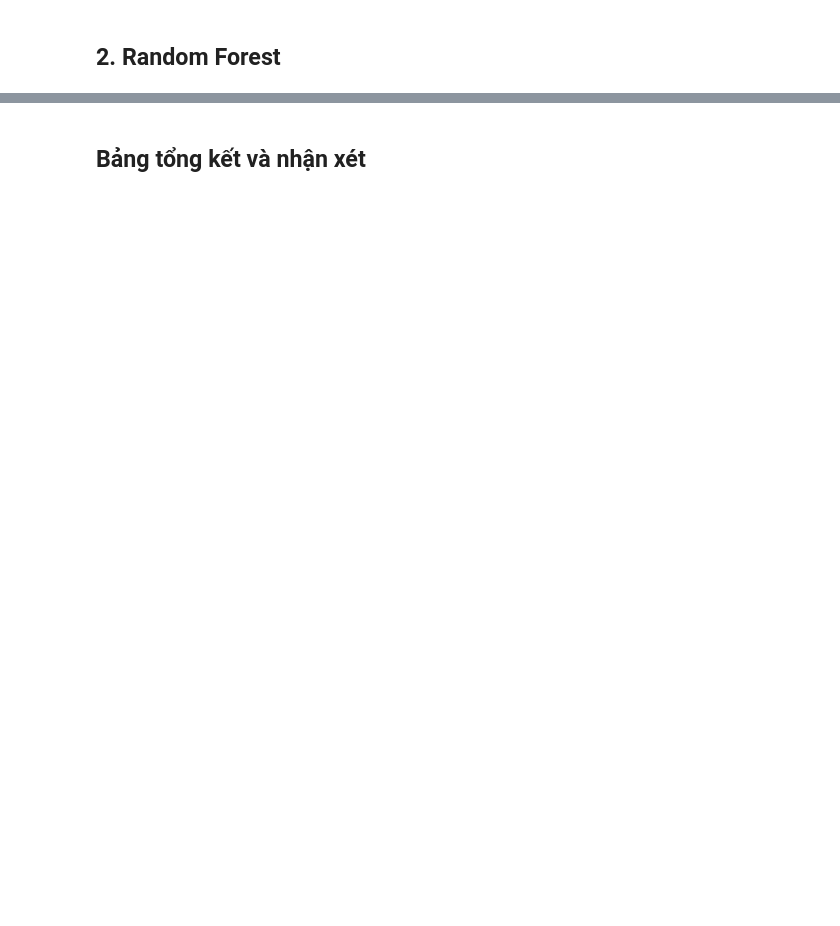
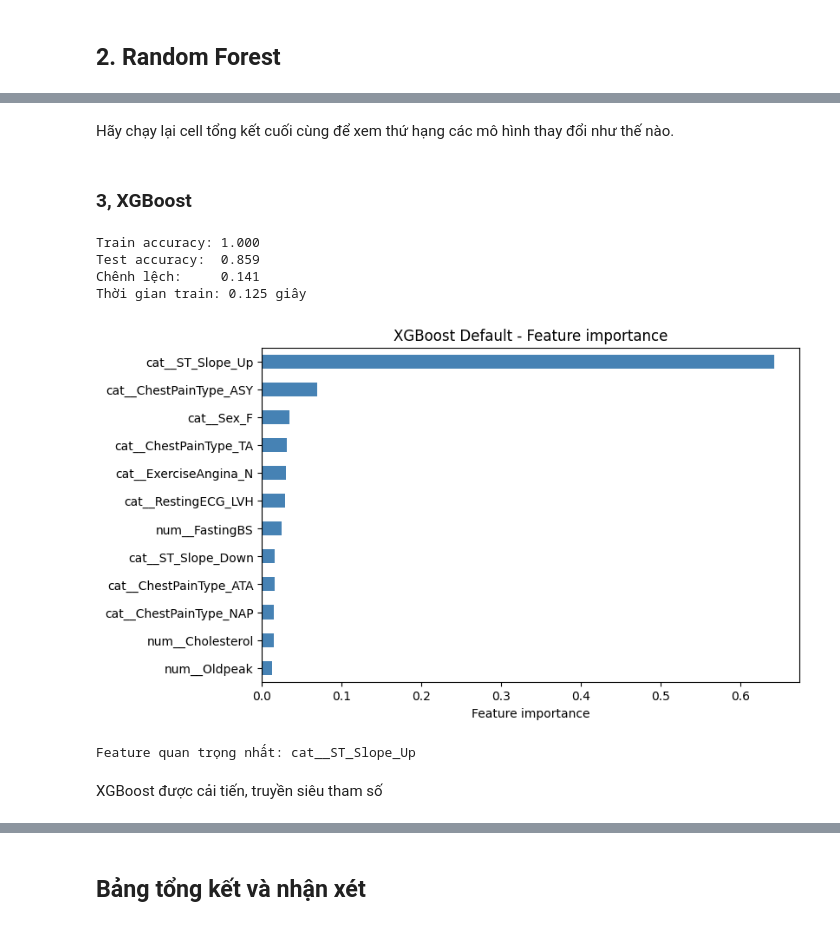
Before and after one commit to iTCuong090/Machine-Learning-Deep-Learning, a Jupyter notebook: ML_ISE_TUAN_5/Decision Tree - Essembles/B.ipynb, the cells around one changed output, grey strips where cells are left out. Saved outputs shown, nothing was run; the diff lists cells and outputs as text; code cells hidden in the pictures; blank space fills up the shorter version.

```diff
--- a/ML_ISE_TUAN_5/Decision Tree - Essembles/B.ipynb
+++ b/ML_ISE_TUAN_5/Decision Tree - Essembles/B.ipynb
@@ -168,3 +218,20 @@ Feature quan trọng nhất: cat__ST_Slope_Up
+# %% [markdown]
+Hãy chạy lại cell tổng kết cuối cùng để xem thứ hạng các mô hình thay đổi như thế nào.
+# %% [markdown]
+### 3, XGBoost
+# %%
+xgb_default = XGBClassifier(random_state=67)
+xgb_default = evaluate_model('XGBoost (Default)', xgb_default)
+plot_importance(xgb_default, 'XGBoost Default - Feature importance')
+# %% [output]
+Train accuracy: 1.000
+Test accuracy:  0.859
+Chênh lệch:     0.141
+Thời gian train: 0.125 giây
+[figure, added]
+Feature quan trọng nhất: cat__ST_Slope_Up
+# %% [markdown]
+XGBoost được cải tiến, truyền siêu tham số
 # %%
 xgboost = XGBClassifier(
     n_estimators=200, max_depth=3, learning_rate=0.05,
```
Also changed, not shown: parts of 11 cells of this notebook.
